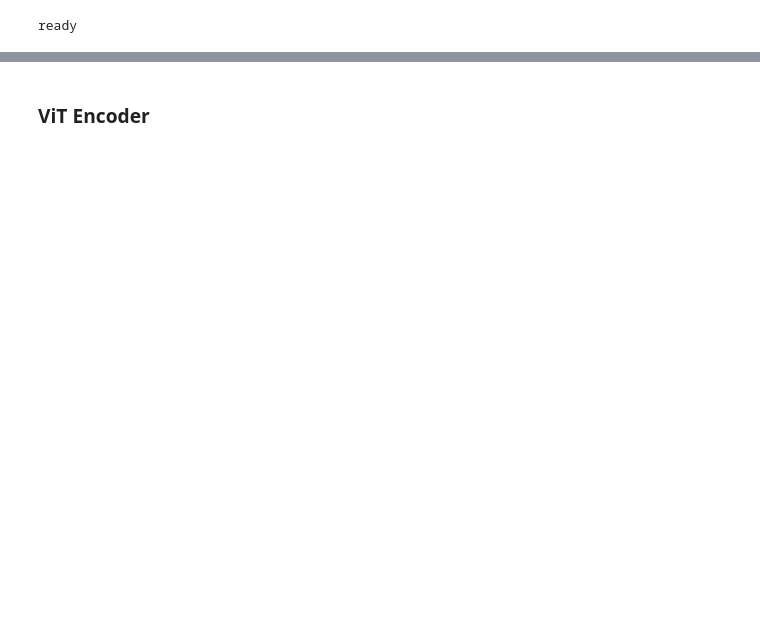
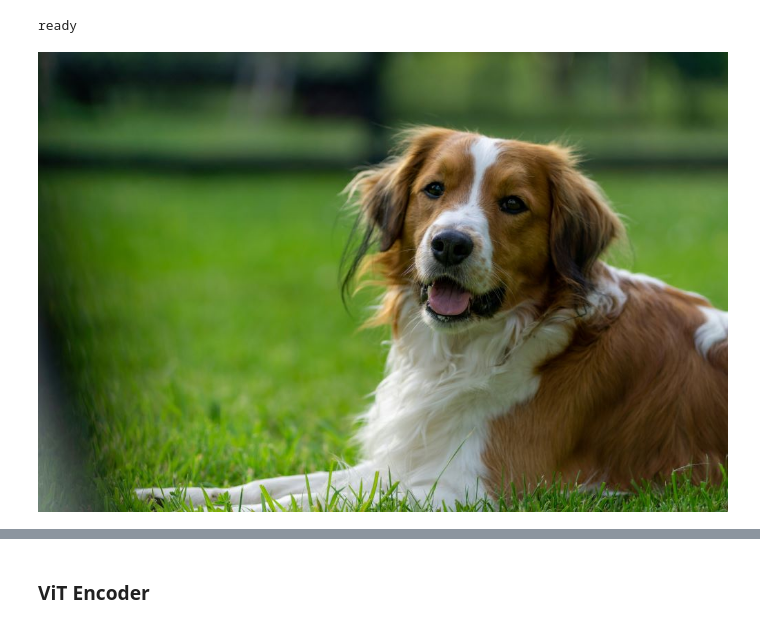
Before and after one commit to DorinDaniil/Image-Transform-Predict, a Jupyter notebook: testing_model.ipynb, the cells around one changed output, grey strips where cells are left out. Saved outputs shown, nothing was run; the diff lists cells and outputs as text; code cells hidden in the pictures; blank space fills up the shorter version.

```diff
--- a/testing_model.ipynb
+++ b/testing_model.ipynb
@@ -34,6 +36,15 @@ model.eval()
 print('ready')
 # %% [output]
 ready
+# %%
+image_path_1 = 'assets/image.jpg'
+image_path_2 = 'assets/dog.jpg'
+
+image_1 = Image.open(image_path_1)
+image_2 = Image.open(image_path_2)
+image_1
+# %% [output]
+[figure, added]
 # %%
 image_path_1 = 'assets/image.jpg'
 image_path_2 = 'assets/dog.jpg'
```
Also changed, not shown: parts of 27 cells of this notebook, 20 other files.
